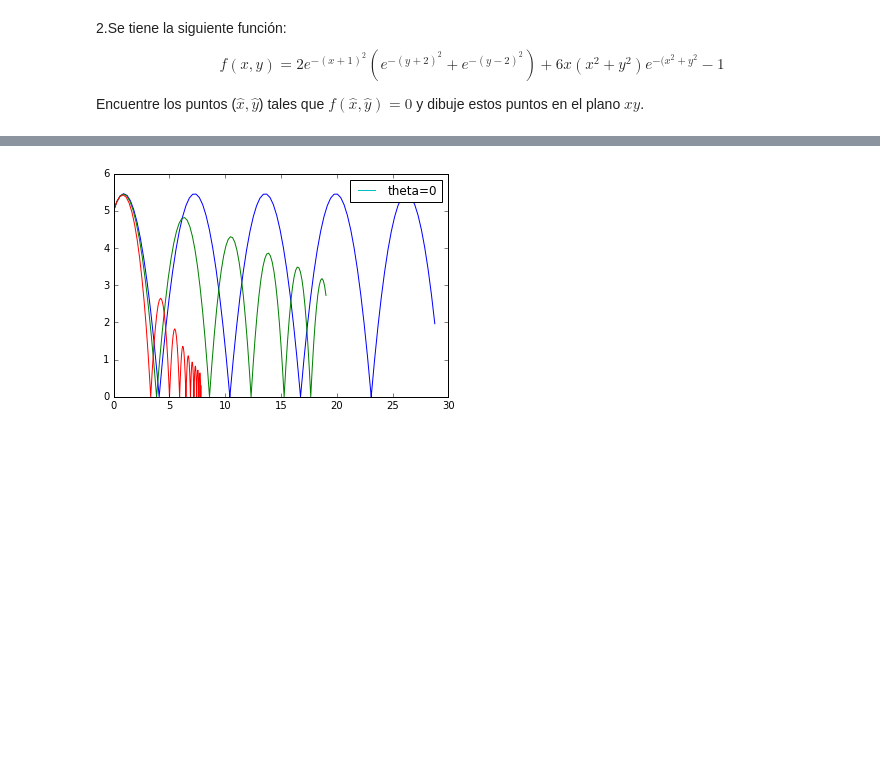
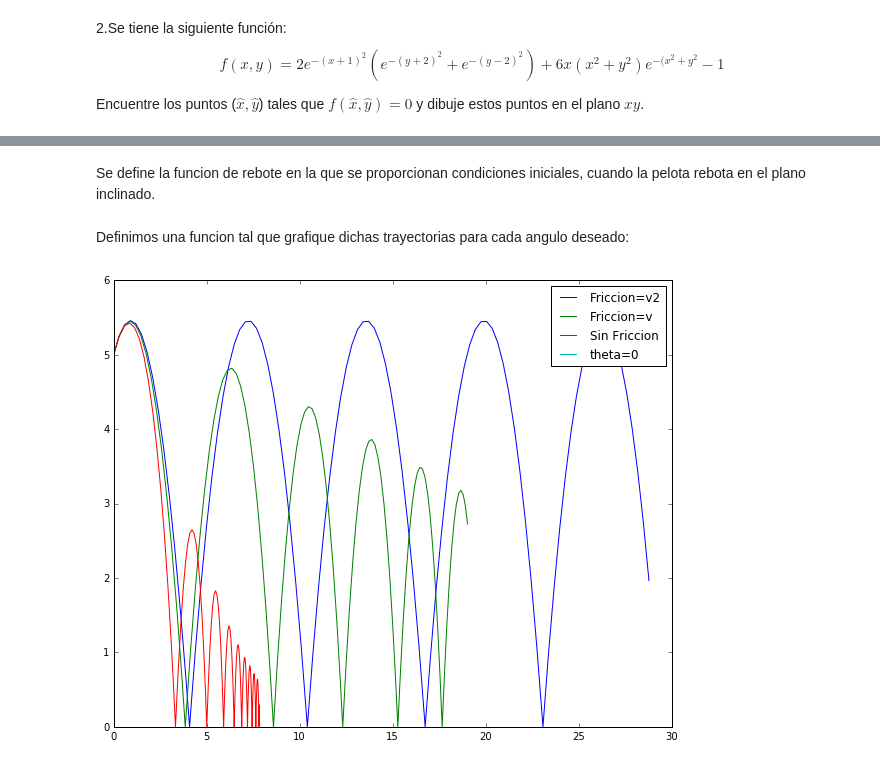
Before and after one commit to adriross/Tareas, a Jupyter notebook: tarea2.ipynb, the cells around one changed output, grey strips where cells are left out. Cells and saved outputs as stored; diff of their text form; code cells hidden in the pictures; blank space fills up the shorter version.

```diff
--- a/tarea2.ipynb
+++ b/tarea2.ipynb
@@ -217,3 +239,5 @@ def fricc_v2(v,gamma=0.1):
+# %% [markdown]
+Se define la funcion de rebote en la que se proporcionan condiciones iniciales, cuando la pelota rebota en el plano inclinado.
 # %%
 def rebote(rv_i,mi_dt,fricc=0):
     dt_b=mi_dt/2
@@ -231,6 +255,8 @@ def rebote(rv_i,mi_dt,fricc=0):
         y_m=sol[-1,:]
     y_i=array([y_i[0],y_i[1],y_i[2],-y_i[3]])
     return y_i
+# %% [markdown]
+Definimos una funcion tal que grafique dichas trayectorias para cada angulo deseado:
 # %%
 def graf(c_i,theta,fricc=0,N=50,h=0.1):
     ini=c_i
@@ -248,14 +274,16 @@ def graf(c_i,theta,fricc=0,N=50,h=0.1):
         trayectoria[i,:]=dot(rotar(-theta),trayectoria[i,:])
     return trayectoria
 # %%
+ig,ax=plt.subplots(figsize=(10,8))
 theta=0
 fricc=[0,fricc_v,fricc_v2]
+friccion=['Sin Friccion','Friccion=v','Friccion=v2']
 for i in xrange(len(fricc)):
     trayec=graf([0,5,3,3],theta,fricc[i],100)
-    plot(trayec[:,0],trayec[:,1])
+    plot(trayec[:,0],trayec[:,1],label=str(friccion[2-i]))
 plot(trayec[:,0],p_inclinado(trayec[:,0],theta),label='theta=0')
 legend()
 show()
 # %% [output]
-[figure, old version]
+[figure, new version]
 # %%
```
Also changed, not shown: parts of 27 cells of this notebook.
